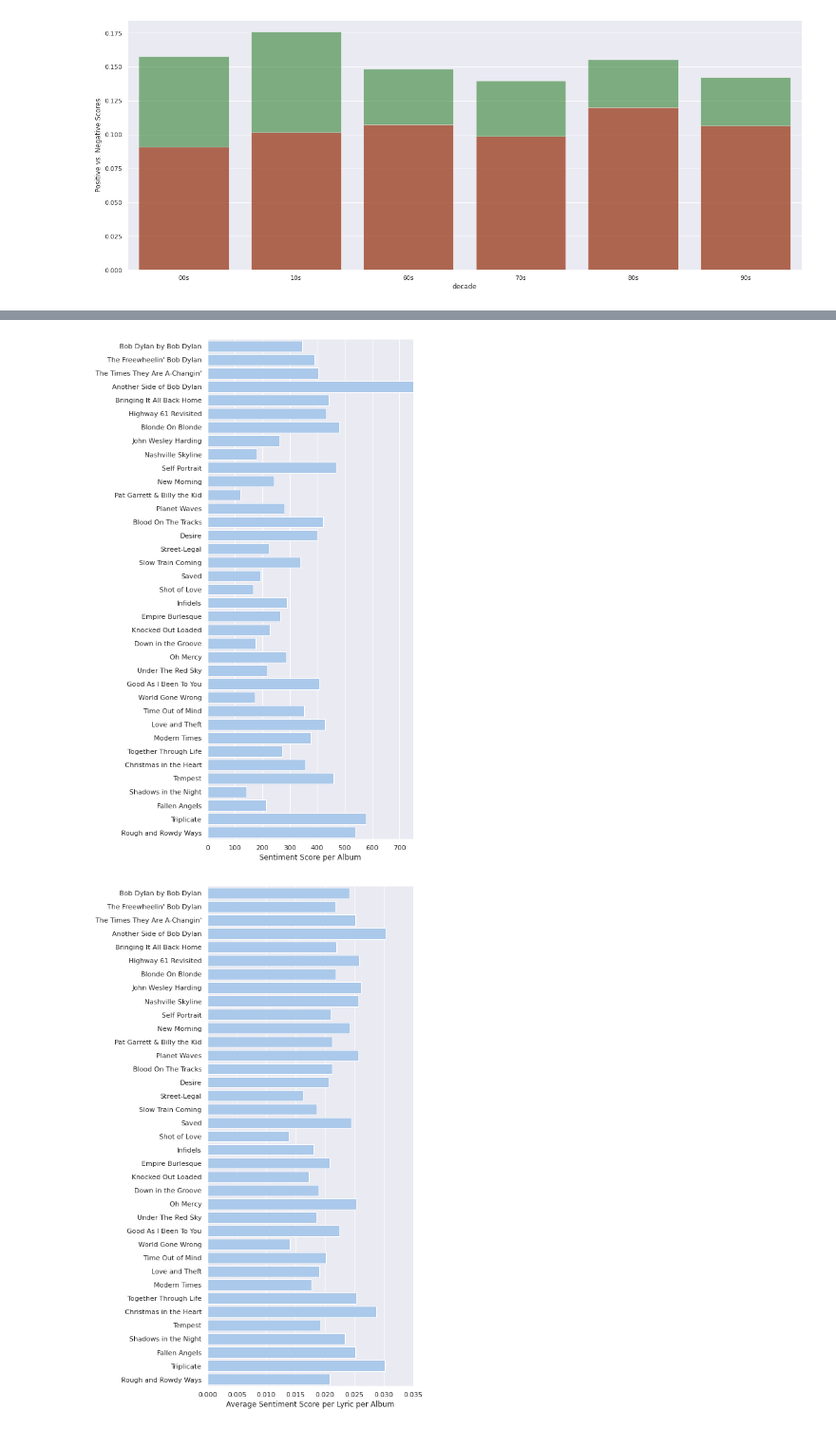
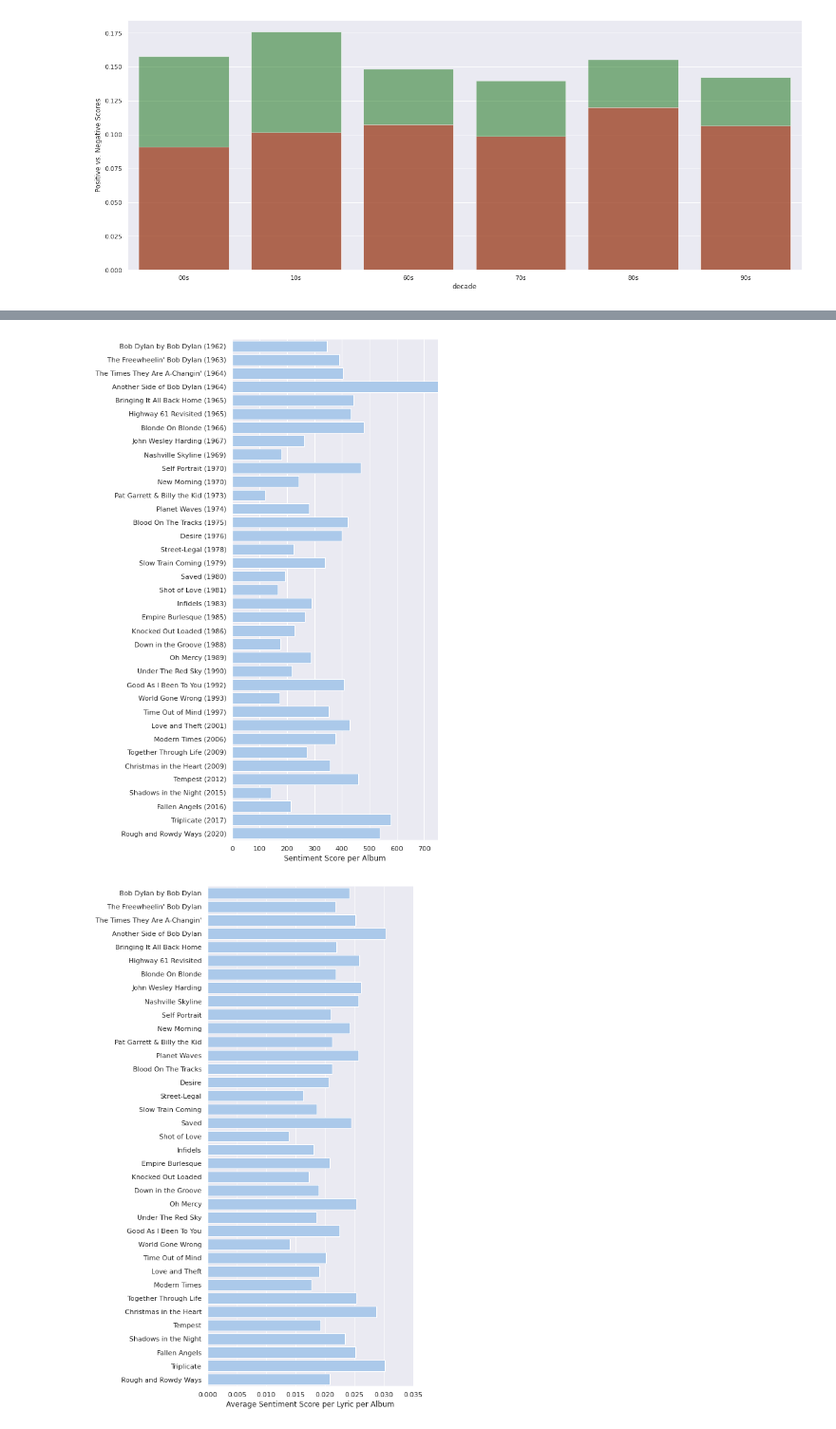
Before and after one commit to admndrsn/dylan, a Jupyter notebook: BD_Sentiment.ipynb, the cells around one changed output, grey strips where cells are left out. Shown at 95% size. Cells and saved outputs as stored; diff of their text form; code cells hidden in the pictures.

```diff
--- a/BD_Sentiment.ipynb
+++ b/BD_Sentiment.ipynb
@@ -547,0 +547,4 @@ data.head()
+# %%
+data['year'] = [str(yr) for yr in data['year']]
+data['album_name'] = data['album'] + " " + "(" + data['year'] + ")"
+data.head()
@@ -548,18 +558,18 @@ data.head()
 # %%
 # Initialize the matplotlib figure
 f, ax = plt.subplots(figsize=(6, 15))
 
 # Plot the total crashes
 sns.set_color_codes("pastel")
-sns.barplot(x="score", y="album", data=data,
+sns.barplot(x="score", y="album_name", data=data,
             label="Sentiment Score", color="b")
 
 # Add a legend and informative axis label
 ax.set(xlim=(0, 750), ylabel="",
        xlabel="Sentiment Score per Album")
 sns.despine(left=True, bottom=True)
 # %% [output]
-[figure, old version]
+[figure, new version]
 # %%
 data['lyric_length'] = [len(lyric) for lyric in data['lyrics']]
 data['average_sentiment_per_lyric'] = data['score'] / data['lyric_length']
```
Also changed, not shown: parts of 11 cells of this notebook.
